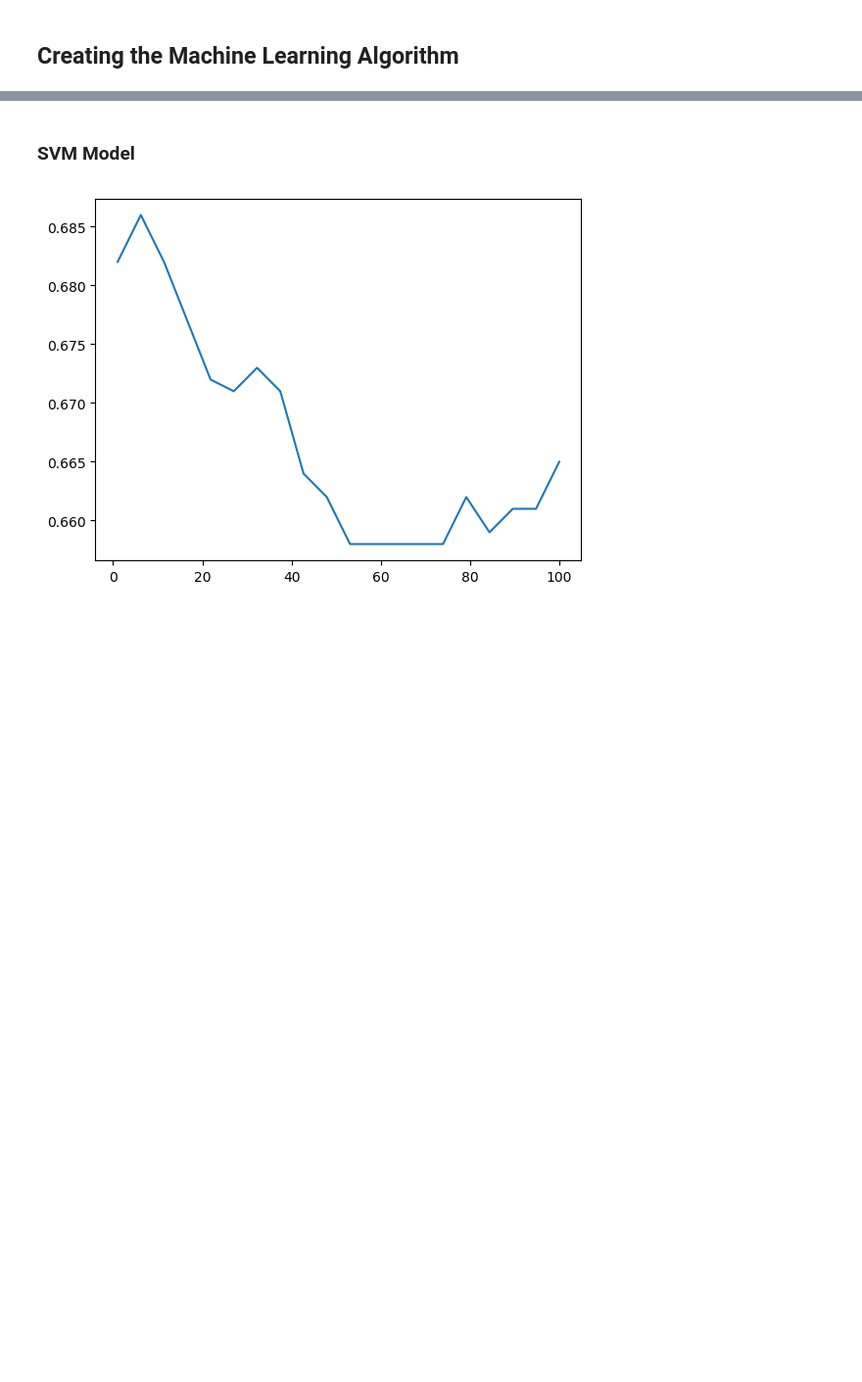
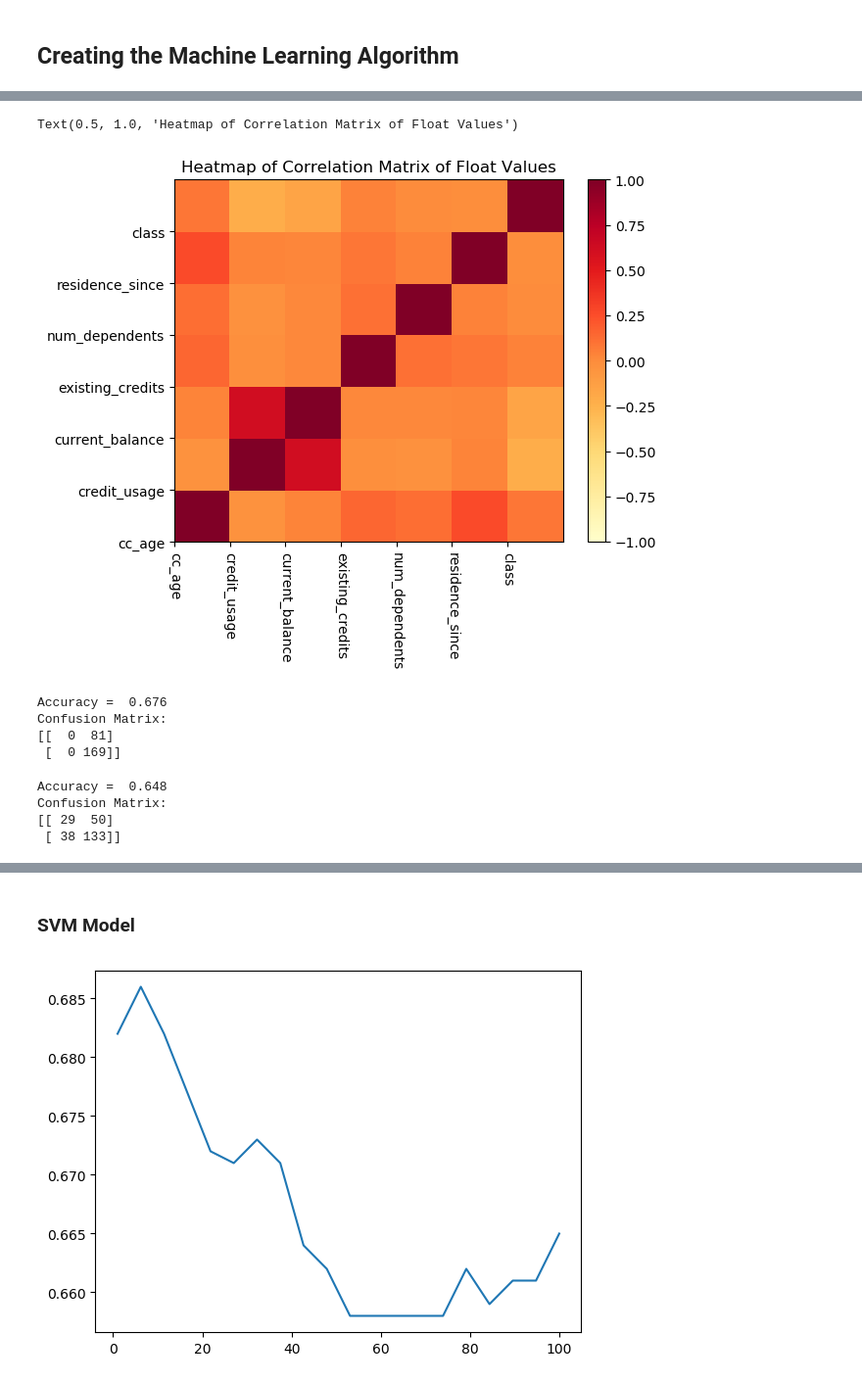
Before and after one commit to hanmaegeo/2019-datascience-project, a Jupyter notebook: Predicting Loan Defaults.ipynb, the cells around one changed output, grey strips where cells are left out. Shown at 98% size. Drawn from its saved outputs; the diff is of its cells as text; code cells hidden in the pictures; blank space fills up the shorter version.

```diff
--- a/Predicting Loan Defaults.ipynb
+++ b/Predicting Loan Defaults.ipynb
@@ -380,6 +395,7 @@ Text(0.5, 1.0, 'Heatmap of Correlation Matrix')
 # %% [markdown]
 ## Creating the Machine Learning Algorithm
 # %%
+Xcorr = data[["cc_age", "credit_usage", "current_balance", "existing_credits", "num_dependents", "residence_since","class"]]
 y = data['class']
 data.drop(["class"],axis = 1, inplace = True)
 X = data
@@ -385,0 +419,68 @@ X = data
+# %%
+# Computing the correlation matrix
+correlation = Xcorr.corr()
+
+# Calculate and visualize correlations as matrix
+plt.style.use('default')
+heatmap = plt.pcolor(correlation, cmap=plt.cm.YlOrRd, vmin = -1, vmax = 1)
+
+# Plot the legend on the side
+plt.colorbar(heatmap)
+plt.xticks(np.arange(7), ["cc_age", "credit_usage", "current_balance", "existing_credits", "num_dependents", "residence_since", "class"], rotation = -90)
+plt.yticks(np.arange(7), ["cc_age", "credit_usage", "current_balance", "existing_credits", "num_dependents", "residence_since","class"])
+
+plt.title("Heatmap of Correlation Matrix of Float Values")
+# %% [output]
+Text(0.5, 1.0, 'Heatmap of Correlation Matrix of Float Values')
+[figure, added]
+# %%
+# Split the data into a training and test set.
+X_train, X_test, y_train, y_test = train_test_split(X1, y)
+
+
+# Build a classifier using the training dataset.
+perceptron = Perceptron(tol = 1e-3, fit_intercept = True, max_iter = 100)
+perceptron.fit(X_train, y_train)
+
+
+# Compute the accuracy and the confusion matrix of the model using the test dataset.
+y_pred = perceptron.predict(X_test)
+print('Accuracy = ', metrics.accuracy_score(y_true = y_test, y_pred = y_pred))
+
+print('Confusion Matrix:')
+print(metrics.confusion_matrix(y_true = y_test, y_pred = y_pred))
+# %% [output]
+Accuracy =  0.676
+Confusion Matrix:
+[[  0  81]
+ [  0 169]]
+# %%
+from sklearn.preprocessing import StandardScaler
+
+# Split the data into a training and test set.
+X_train, X_test, y_train, y_test = train_test_split(X1, y)
+
+
+# Scale the dataset
+
+sc = StandardScaler()
+sc.fit(X_train)
+X_train_std = sc.transform(X_train)
+X_test_std = sc.transform(X_test)
+
+# Build a classifier using the training dataset.
+perceptron = Perceptron(tol = 1e-3, fit_intercept = True, max_iter = 100)
+perceptron.fit(X_train_std, y_train)
+
+
+# Compute the accuracy and the confusion matrix of the model using the test dataset.
+y_pred = perceptron.predict(X_test_std)
+print('Accuracy = ', metrics.accuracy_score(y_true = y_test, y_pred = y_pred))
+
+print('Confusion Matrix:')
+print(metrics.confusion_matrix(y_true = y_test, y_pred = y_pred))
+# %% [output]
+Accuracy =  0.648
+Confusion Matrix:
+[[ 29  50]
+ [ 38 133]]
```
Also changed, not shown: parts of 15 cells of this notebook.
